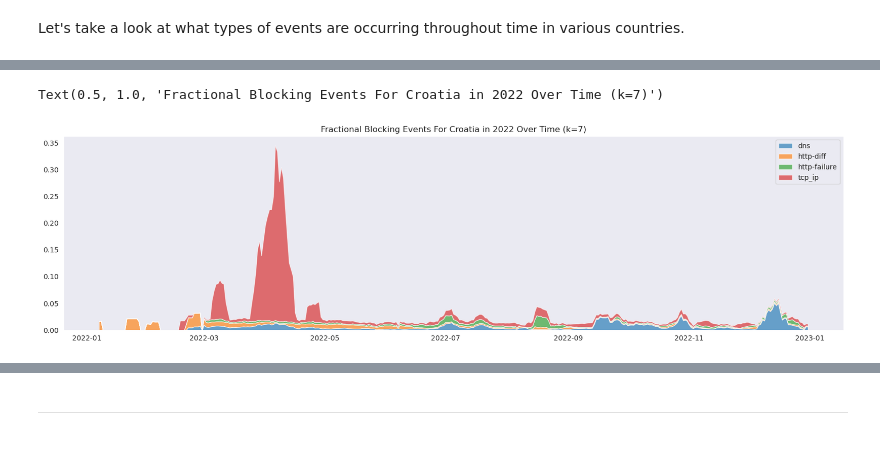
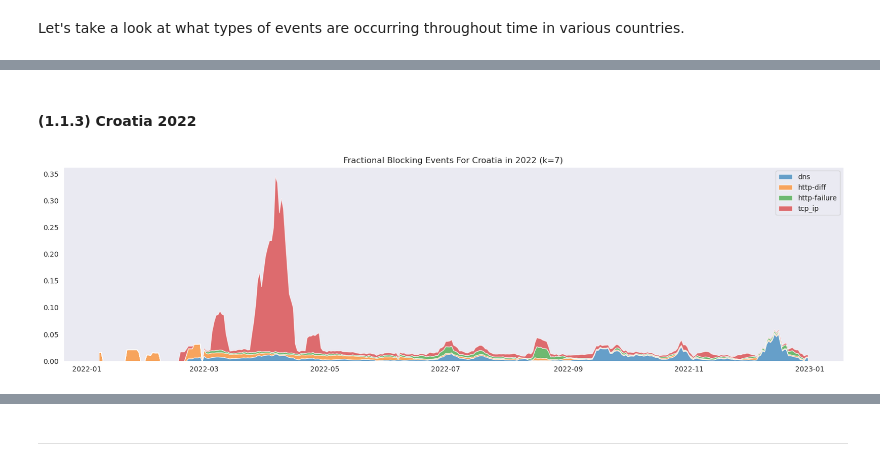
Before and after one commit to mdushkoff/OONI_DataAnalysis, a Jupyter notebook: src/FullAnalysis.ipynb, the cells around one changed output, grey strips where cells are left out. Saved outputs shown, nothing was run; the diff lists cells and outputs as text; code cells hidden in the pictures.

```diff
--- a/src/FullAnalysis.ipynb
+++ b/src/FullAnalysis.ipynb
@@ -173,0 +227,18 @@ Text(0.5, 1.0, 'Fractional Blocking Events For Nepal in 2022 Over Time (k=7)')
+# %%
+# Get means and standard deviations
+m = pd.DataFrame(means[country][year])
+m = m.reindex(sorted(m.columns), axis=1)
+m = m.drop('False', axis=1)
+s = pd.DataFrame(stds[country][year])
+s = s.reindex(sorted(s.columns), axis=1)
+s = s.drop('False', axis=1)
+
+# Plot mean and standard deviations
+plt.rcParams['figure.figsize'] = [20, 10]
+plt.plot(m, label=m.columns)
+for t in m.columns:
+    plt.fill_between(m.index, m[t]-s[t], m[t]+s[t], alpha=0.3)
+plt.legend()
+plt.grid()
+plt.title(f'Mean and Standard Deviations of Blocking Events For Nepal in {year} (k={k})')
+plt.show()
@@ -190,0 +266,18 @@ Text(0.5, 1.0, 'Fractional Blocking Events For Belarus in 2022 Over Time (k=7)')
+# %%
+# Get means and standard deviations
+m = pd.DataFrame(means[country][year])
+m = m.reindex(sorted(m.columns), axis=1)
+m = m.drop('False', axis=1)
+s = pd.DataFrame(stds[country][year])
+s = s.reindex(sorted(s.columns), axis=1)
+s = s.drop('False', axis=1)
+
+# Plot mean and standard deviations
+plt.rcParams['figure.figsize'] = [20, 10]
+plt.plot(m, label=m.columns)
+for t in m.columns:
+    plt.fill_between(m.index, m[t]-s[t], m[t]+s[t], alpha=0.3)
+plt.legend()
+plt.grid()
+plt.title(f'Mean and Standard Deviations of Blocking Events For Belarus in {year} (k={k})')
+plt.show()
@@ -191,17 +286,19 @@ Text(0.5, 1.0, 'Fractional Blocking Events For Belarus in 2022 Over Time (k=7)')
+# %% [markdown]
+#### (1.1.3) Croatia 2022
 # %%
 # Select a country and year
 country = 'hr'
 year = '2022'
 f = fracs[country][year]
 f = f[f.columns[f.columns != 'False']]
 ft = [f[c] for c in f.columns.sort_values()]
 
 # Plot fractional events
 plt.rcParams['figure.figsize'] = [20, 5]
 plt.stackplot(ft[0].index, *ft, labels=f.columns.sort_values(), alpha=0.65)
 plt.legend()
 plt.grid()
-plt.title(f'Fractional Blocking Events For Croatia in {year} Over Time (k={k})')
+plt.title(f'Fractional Blocking Events For Croatia in {year} (k={k})')
+plt.show()
 # %% [output]
-Text(0.5, 1.0, 'Fractional Blocking Events For Croatia in 2022 Over Time (k=7)')
-[figure, old version]
+[figure, new version]
```
Also changed, not shown: parts of 34 cells of this notebook.
